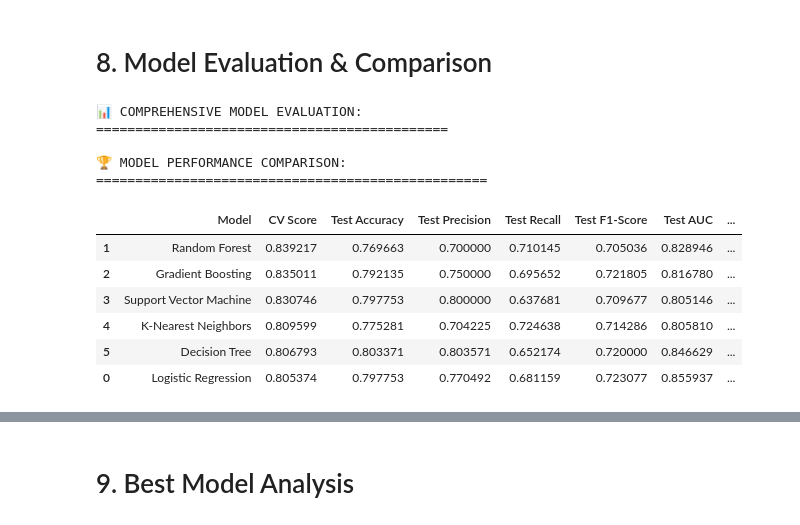
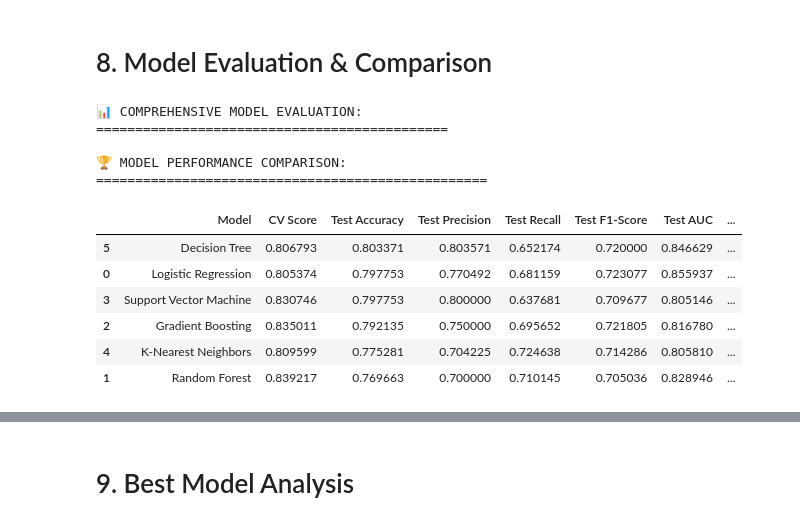
Before and after one commit to Clinton1029/Titanic_Survival_Prediction_ML, a Jupyter notebook: Titanic_Survival_Prediction_ML.ipynb, the cells around one changed output, grey strips where cells are left out. Drawn from its saved outputs; the diff is of its cells as text; code cells hidden in the pictures.

Commit message:
upda6ted model evaluation comparison

```diff
--- a/Titanic_Survival_Prediction_ML.ipynb
+++ b/Titanic_Survival_Prediction_ML.ipynb
@@ -581,39 +581,115 @@ for name, model in models.items():
 # %%
 print("📊 COMPREHENSIVE MODEL EVALUATION:")
 print("=" * 45)
 
 # Create results dataframe
 results_list = []
 for name, metrics in trained_models.items():
     results_list.append({
         'Model': name,
         'CV Score': metrics['best_score'],
         'Test Accuracy': metrics['test_accuracy'],
         'Test Precision': metrics['test_precision'],
         'Test Recall': metrics['test_recall'],
         'Test F1-Score': metrics['test_f1'],
         'Test AUC': metrics['test_auc'] if metrics['test_auc'] is not None else 0,
         'Best Parameters': str(metrics['best_params'])
     })
 
 results_df = pd.DataFrame(results_list)
-# CHANGE: Sort by CV Score (cross-validation accuracy) and then by Test Accuracy
-results_df = results_df.sort_values(['CV Score', 'Test Accuracy'], ascending=[False, False])
+results_df = results_df.sort_values('Test Accuracy', ascending=False)
 
 # Display results
 print("\n🏆 MODEL PERFORMANCE COMPARISON:")
 print("=" * 50)
-display(results_df.style.background_gradient(cmap='Blues', subset=['CV Score', 'Test Accuracy', 'Test F1-Score']))
+display(results_df.style.background_gradient(cmap='Blues', subset=['Test Accuracy', 'Test F1-Score']))
+
+# %%
+# Visualize model comparison
+fig, axes = plt.subplots(2, 2, figsize=(20, 12))
+
+# 1. Accuracy Comparison
+models_names = results_df['Model']
+test_accuracy = results_df['Test Accuracy']
+cv_accuracy = results_df['CV Score']
+
+x = np.arange(len(models_names))
+width = 0.35
+
+axes[0,0].bar(x - width/2, cv_accuracy, width, label='CV Accuracy', alpha=0.8, color='skyblue')
+axes[0,0].bar(x + width/2, test_accuracy, width, label='Test Accuracy', alpha=0.8, color='lightcoral')
+axes[0,0].set_xlabel('Models')
+axes[0,0].set_ylabel('Accuracy')
+axes[0,0].set_title('Model Accuracy Comparison', fontweight='bold')
+axes[0,0].set_xticks(x)
+axes[0,0].set_xticklabels(models_names, rotation=45)
+axes[0,0].legend()
+axes[0,0].grid(True, alpha=0.3)
+
+# 2. Metrics Comparison
+metrics_to_plot = ['Test Accuracy', 'Test Precision', 'Test Recall', 'Test F1-Score']
+metrics_data = results_df[metrics_to_plot].values.T
+
+x = np.arange(len(models_names))
+width = 0.2
+
+for i, metric in enumerate(metrics_to_plot):
+    axes[0,1].bar(x + i*width, metrics_data[i], width, label=metric, alpha=0.8)
+
+axes[0,1].set_xlabel('Models')
+axes[0,1].set_ylabel('Score')
+axes[0,1].set_title('Detailed Metrics Comparison', fontweight='bold')
+axes[0,1].set_xticks(x + width*1.5)
+axes[0,1].set_xticklabels(models_names, rotation=45)
+axes[0,1].legend()
+axes[0,1].grid(True, alpha=0.3)
+
+# 3. Feature Importance (for Random Forest)
+best_rf_model = trained_models['Random Forest']['model']
+feature_importance = pd.DataFrame({
+    'feature': X_encoded.columns,
+    'importance': best_rf_model.feature_importances_
+}).sort_values('importance', ascending=True)
+
+axes[1,0].barh(feature_importance['feature'], feature_importance['importance'], color='teal')
+axes[1,0].set_xlabel('Feature Importance')
+axes[1,0].set_title('Random Forest Feature Importance', fontweight='bold')
+axes[1,0].grid(True, alpha=0.3)
+
+# 4. ROC Curves
+axes[1,1].plot([0, 1], [0, 1], 'k--', label='Random Classifier')
+for name, metrics in trained_models.items():
+    if metrics['test_auc'] is not None:
+        model = metrics['model']
+        if hasattr(model, "predict_proba"):
+            if name in ['Logistic Regression', 'Support Vector Machine', 'K-Nearest Neighbors']:
+                X_used = X_test_scaled
+            else:
+                X_used = X_test
+
+            y_pred_proba = model.predict_proba(X_used)[:, 1]
+            fpr, tpr, _ = roc_curve(y_test, y_pred_proba)
+            auc_score = roc_auc_score(y_test, y_pred_proba)
+            axes[1,1].plot(fpr, tpr, label=f'{name} (AUC = {auc_score:.3f})')
+
+axes[1,1].set_xlabel('False Positive Rate')
+axes[1,1].set_ylabel('True Positive Rate')
+axes[1,1].set_title('ROC Curves', fontweight='bold')
+axes[1,1].legend()
+axes[1,1].grid(True, alpha=0.3)
+
+plt.tight_layout()
+plt.show()
 # %% [output]
 📊 COMPREHENSIVE MODEL EVALUATION:
 =============================================
 
 🏆 MODEL PERFORMANCE COMPARISON:
 ==================================================
 |  | Model | CV Score | Test Accuracy | Test Precision | Test Recall | Test F1-Score | Test AUC | ... |
-| 1 | Random Forest | 0.839217 | 0.769663 | 0.700000 | 0.710145 | 0.705036 | 0.828946 | ... |
-| 2 | Gradient Boosting | 0.835011 | 0.792135 | 0.750000 | 0.695652 | 0.721805 | 0.816780 | ... |
-| 3 | Support Vector Machine | 0.830746 | 0.797753 | 0.800000 | 0.637681 | 0.709677 | 0.805146 | ... |
-| 4 | K-Nearest Neighbors | 0.809599 | 0.775281 | 0.704225 | 0.724638 | 0.714286 | 0.805810 | ... |
 | 5 | Decision Tree | 0.806793 | 0.803371 | 0.803571 | 0.652174 | 0.720000 | 0.846629 | ... |
 | 0 | Logistic Regression | 0.805374 | 0.797753 | 0.770492 | 0.681159 | 0.723077 | 0.855937 | ... |
+| 3 | Support Vector Machine | 0.830746 | 0.797753 | 0.800000 | 0.637681 | 0.709677 | 0.805146 | ... |
+| 2 | Gradient Boosting | 0.835011 | 0.792135 | 0.750000 | 0.695652 | 0.721805 | 0.816780 | ... |
+| 4 | K-Nearest Neighbors | 0.809599 | 0.775281 | 0.704225 | 0.724638 | 0.714286 | 0.805810 | ... |
+| 1 | Random Forest | 0.839217 | 0.769663 | 0.700000 | 0.710145 | 0.705036 | 0.828946 | ... |
```
Also changed, not shown: parts of 1 cell of this notebook.
